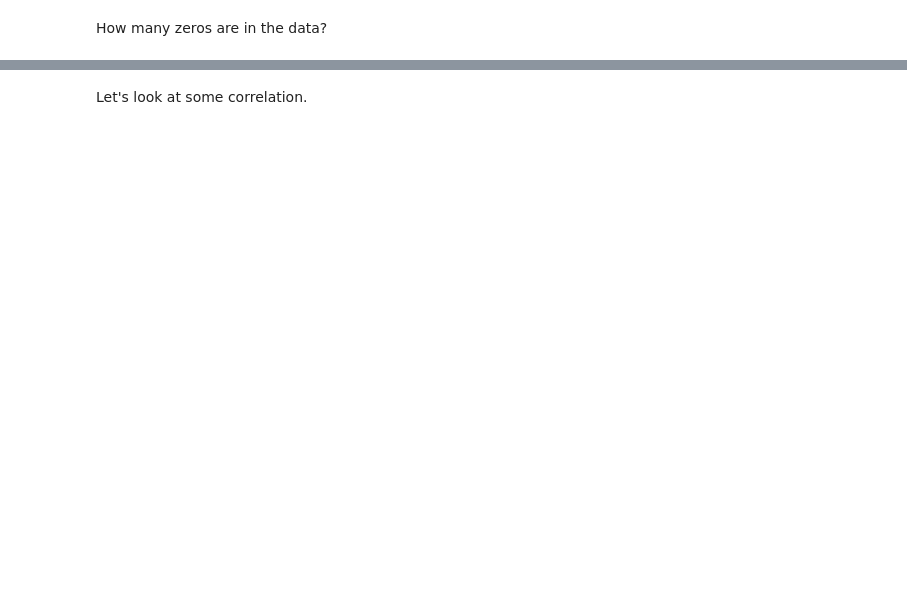
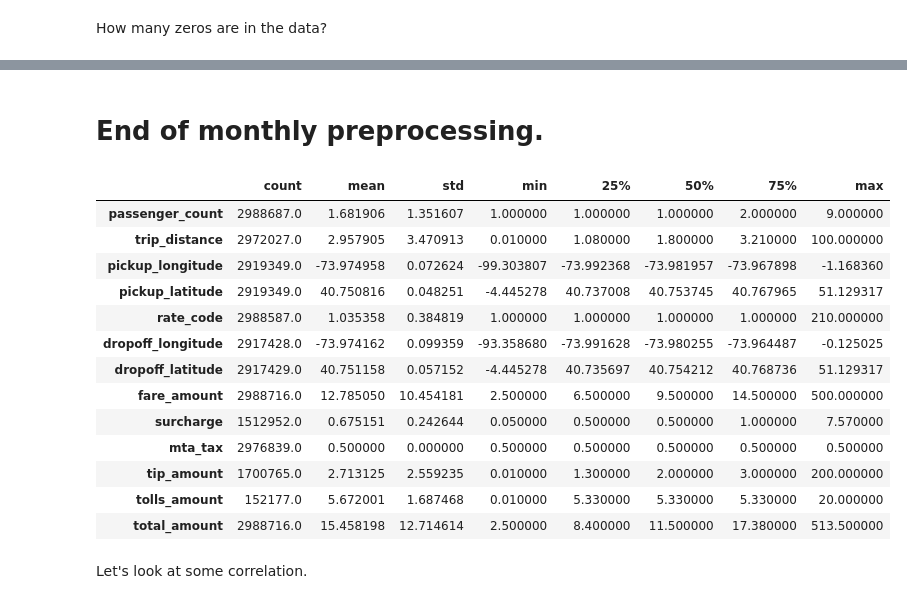
Before and after one commit to nikhase/nyc-taxi, a Jupyter notebook: monthlyDataAnalysis.ipynb, the cells around one changed output, grey strips where cells are left out. Saved outputs shown, nothing was run; the diff lists cells and outputs as text; code cells hidden in the pictures; blank space fills up the shorter version.

```diff
--- a/monthlyDataAnalysis.ipynb
+++ b/monthlyDataAnalysis.ipynb
@@ -230,3 +282,22 @@ taxidata.head()
+# %% [markdown]
+# End of monthly preprocessing.
+# %%
+week.describe().transpose()
+# %% [output]
+|  | count | mean | std | min | 25% | 50% | 75% | max |
+| passenger_count | 2988687.0 | 1.681906 | 1.351607 | 1.000000 | 1.000000 | 1.000000 | 2.000000 | 9.000000 |
+| trip_distance | 2972027.0 | 2.957905 | 3.470913 | 0.010000 | 1.080000 | 1.800000 | 3.210000 | 100.000000 |
+| pickup_longitude | 2919349.0 | -73.974958 | 0.072624 | -99.303807 | -73.992368 | -73.981957 | -73.967898 | -1.168360 |
+| pickup_latitude | 2919349.0 | 40.750816 | 0.048251 | -4.445278 | 40.737008 | 40.753745 | 40.767965 | 51.129317 |
+| rate_code | 2988587.0 | 1.035358 | 0.384819 | 1.000000 | 1.000000 | 1.000000 | 1.000000 | 210.000000 |
+| dropoff_longitude | 2917428.0 | -73.974162 | 0.099359 | -93.358680 | -73.991628 | -73.980255 | -73.964487 | -0.125025 |
+| dropoff_latitude | 2917429.0 | 40.751158 | 0.057152 | -4.445278 | 40.735697 | 40.754212 | 40.768736 | 51.129317 |
+| fare_amount | 2988716.0 | 12.785050 | 10.454181 | 2.500000 | 6.500000 | 9.500000 | 14.500000 | 500.000000 |
+| surcharge | 1512952.0 | 0.675151 | 0.242644 | 0.050000 | 0.500000 | 0.500000 | 1.000000 | 7.570000 |
+| mta_tax | 2976839.0 | 0.500000 | 0.000000 | 0.500000 | 0.500000 | 0.500000 | 0.500000 | 0.500000 |
+| tip_amount | 1700765.0 | 2.713125 | 2.559235 | 0.010000 | 1.300000 | 2.000000 | 3.000000 | 200.000000 |
+| tolls_amount | 152177.0 | 5.672001 | 1.687468 | 0.010000 | 5.330000 | 5.330000 | 5.330000 | 20.000000 |
+| total_amount | 2988716.0 | 15.458198 | 12.714614 | 2.500000 | 8.400000 | 11.500000 | 17.380000 | 513.500000 |
 # %% [markdown]
 Let's look at some correlation.
 # %%
```
Also changed, not shown: parts of 41 cells of this notebook.
